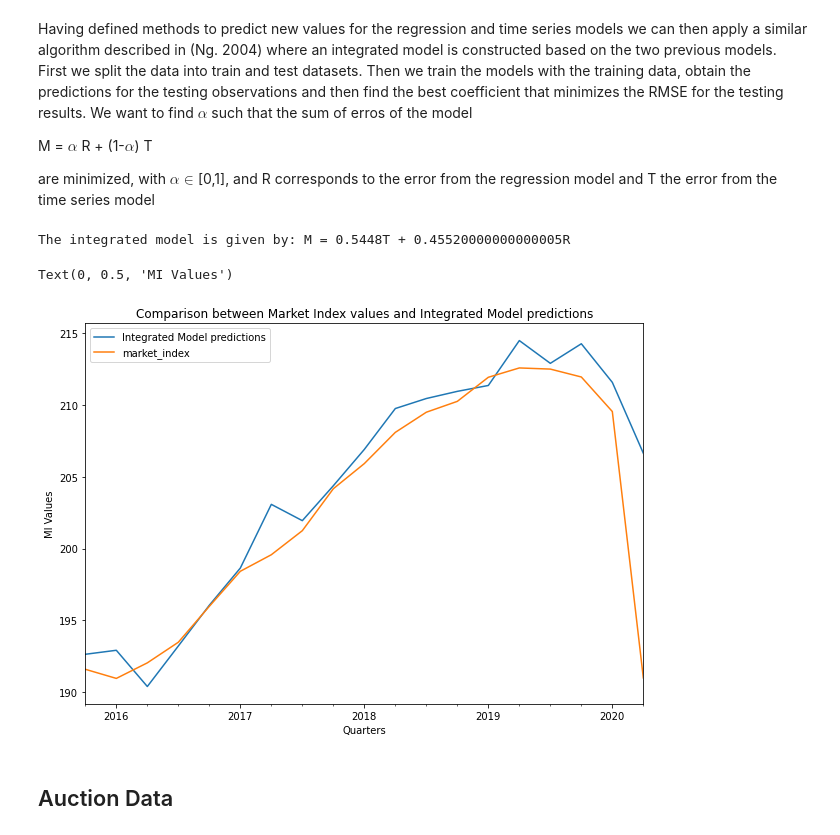
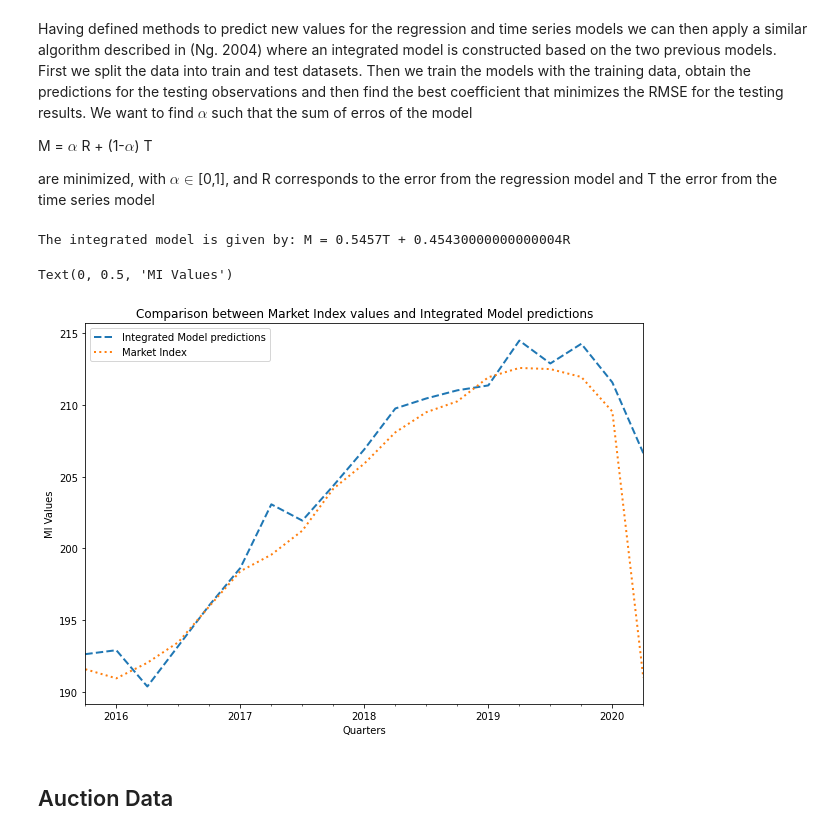
Before and after one commit to brunomrpires/market_tender_performance, a Jupyter notebook: Market_Influence/code.ipynb, the cells around one changed output. Saved outputs shown, nothing was run; the diff lists cells and outputs as text; code cells hidden in the pictures.

```diff
--- a/Market_Influence/code.ipynb
+++ b/Market_Influence/code.ipynb
@@ -655,3 +763,5 @@ q_values = range(0, 4)
 warnings.filterwarnings("ignore")
 #The next line of code is responsible for finding the best fit ARIMA model
 #evaluate_models(dif_mi_ts.values, p_values, d_values, q_values)
+# %%
+stepwise_fit = auto_arima(dif_mi_ts, trace=True, suppress_warnings=True, max_p=5 ,max_q=5, stationary=True ,information_criterion='aic')
@@ -657,0 +806,5 @@ warnings.filterwarnings("ignore")
+# %%
+lbox = sm.stats.acorr_ljungbox(stepwise_fit.resid(), lags=10)[1]
+for k in lbox:
+  print(np.round(k,4))
+print(lbox)
@@ -696,7 +867,12 @@ def get_pred_ts(dataset, transf_params, order):
 
 # Predictions for the TS model
 
-ts_predictions = get_pred_ts(exp_data['market_index'][:55], ('Log', 3), (4,2,1))
+#ts_predictions = get_pred_ts(exp_data['market_index'][:55], ('Log', 2), (2,0,1))
+
+#Import predictions
+ts_predictions = pd.read_excel('Data/ts_predictions.xlsx')
+ts_predictions['quarter'] = pd.PeriodIndex(ts_predictions['quarter'], freq='Q')
+ts_predictions = ts_predictions.set_index('quarter')
 # %% [markdown]
 #### Integrated Approach Model
 # %% [markdown]
@@ -743,30 +919,31 @@ def best_combo(original, ts_pred, ra_pred):
 
 best_conf = best_combo(exp_data['market_index']['2015Q4':'2020Q2'],
                        ts_predictions['predictions'],
-                       ra_predictions)
+                       ra_predictions['market_index'])
 print('The integrated model is given by: M = ' +str(best_conf) + 'T + ' + str(1-best_conf) + 'R')
 # %% [output]
-The integrated model is given by: M = 0.5448T + 0.45520000000000005R
+The integrated model is given by: M = 0.5457T + 0.45430000000000004R
 # %%
 # Now we construct the integrated model
 
 #First let's plot the 1-step predictions of the integrated model
 
-ra_predictions.name = 'RA predictions'
+ra_predictions.columns = ['RA predictions']
 ts_predictions.columns = ['TS predictions']
 
-int_pred = best_conf * ts_predictions['TS predictions'] + (1-best_conf) * ra_predictions
+int_pred = best_conf * ts_predictions['TS predictions'] + (1-best_conf) * ra_predictions['RA predictions']
 int_pred.name = 'Integrated Model predictions'
 
 plt.figure(figsize=(10,7))
-int_pred.plot(legend=True)
-exp_data['market_index']['2015Q4':'2020Q2'].plot(legend=True)
+int_pred.plot(legend=True, linestyle='dashed', linewidth=2)
+exp_data['market_index']['2015Q4':'2020Q2'].plot(legend=True, linestyle='dotted', linewidth=2)
 plt.title('Comparison between Market Index values and Integrated Model predictions')
+plt.legend(['Integrated Model predictions','Market Index'])
 plt.xlabel('Quarters')
 plt.ylabel('MI Values')
 # %% [output]
 Text(0, 0.5, 'MI Values')
-[figure, old version]
+[figure, new version]
 # %%
 #Now we can predict MI values for 2021
 
```
Also changed, not shown: parts of 57 cells of this notebook.
